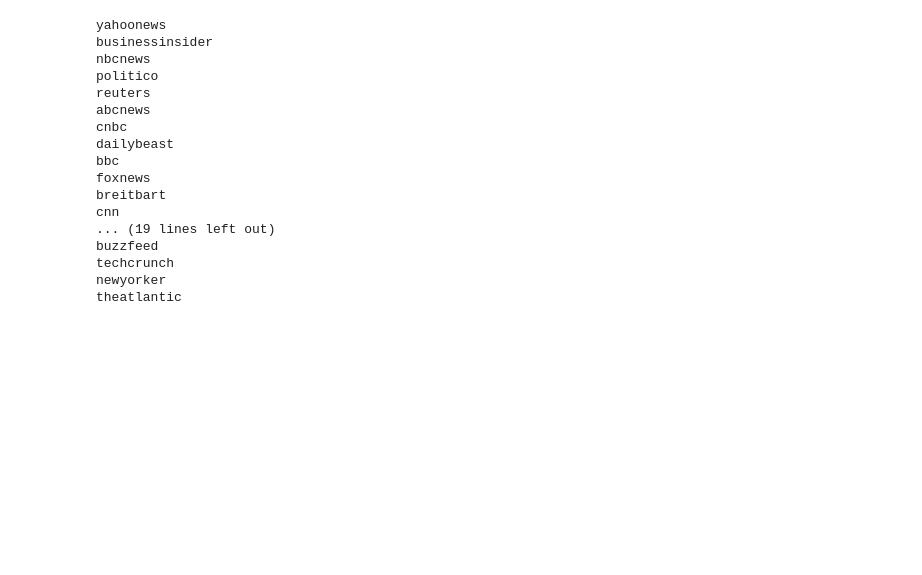
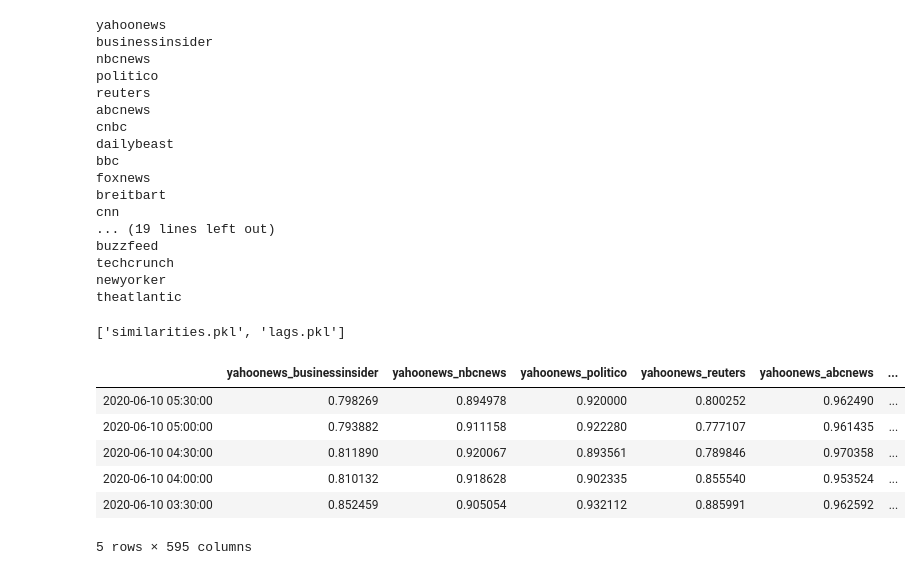
Before and after one commit to brockmanmatt/NewsTrends, a Jupyter notebook: Example Use.ipynb, the cells around one changed output. Saved outputs shown, nothing was run; the diff lists cells and outputs as text; code cells hidden in the pictures; blank space fills up the shorter version.

```diff
--- a/Example Use.ipynb
+++ b/Example Use.ipynb
@@ -288,3 +288,19 @@ buzzfeed
 techcrunch
 newyorker
 theatlantic
+# %%
+os.listdir("ExampleOutputs")
+# %% [output]
+['similarities.pkl', 'lags.pkl']
+# %%
+sims = pd.read_pickle("ExampleOutputs/similarities.pkl")
+# %%
+sims.head()
+# %% [output]
+|  | yahoonews_businessinsider | yahoonews_nbcnews | yahoonews_politico | yahoonews_reuters | yahoonews_abcnews | ... |
+| 2020-06-10 05:30:00 | 0.798269 | 0.894978 | 0.920000 | 0.800252 | 0.962490 | ... |
+| 2020-06-10 05:00:00 | 0.793882 | 0.911158 | 0.922280 | 0.777107 | 0.961435 | ... |
+| 2020-06-10 04:30:00 | 0.811890 | 0.920067 | 0.893561 | 0.789846 | 0.970358 | ... |
+| 2020-06-10 04:00:00 | 0.810132 | 0.918628 | 0.902335 | 0.855540 | 0.953524 | ... |
+| 2020-06-10 03:30:00 | 0.852459 | 0.905054 | 0.932112 | 0.885991 | 0.962592 | ... |
+5 rows × 595 columns
```
Also changed, not shown: 3 other files.
